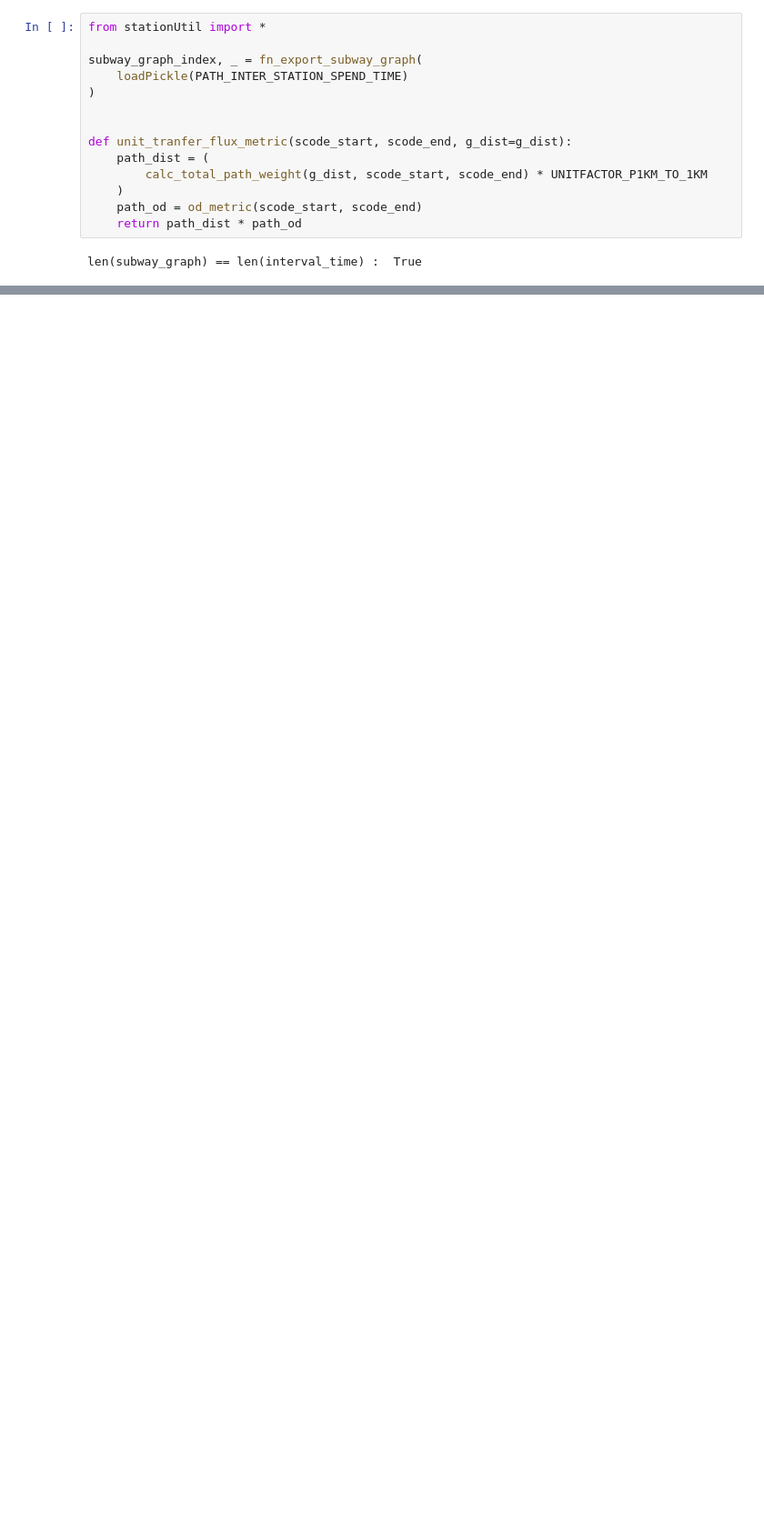
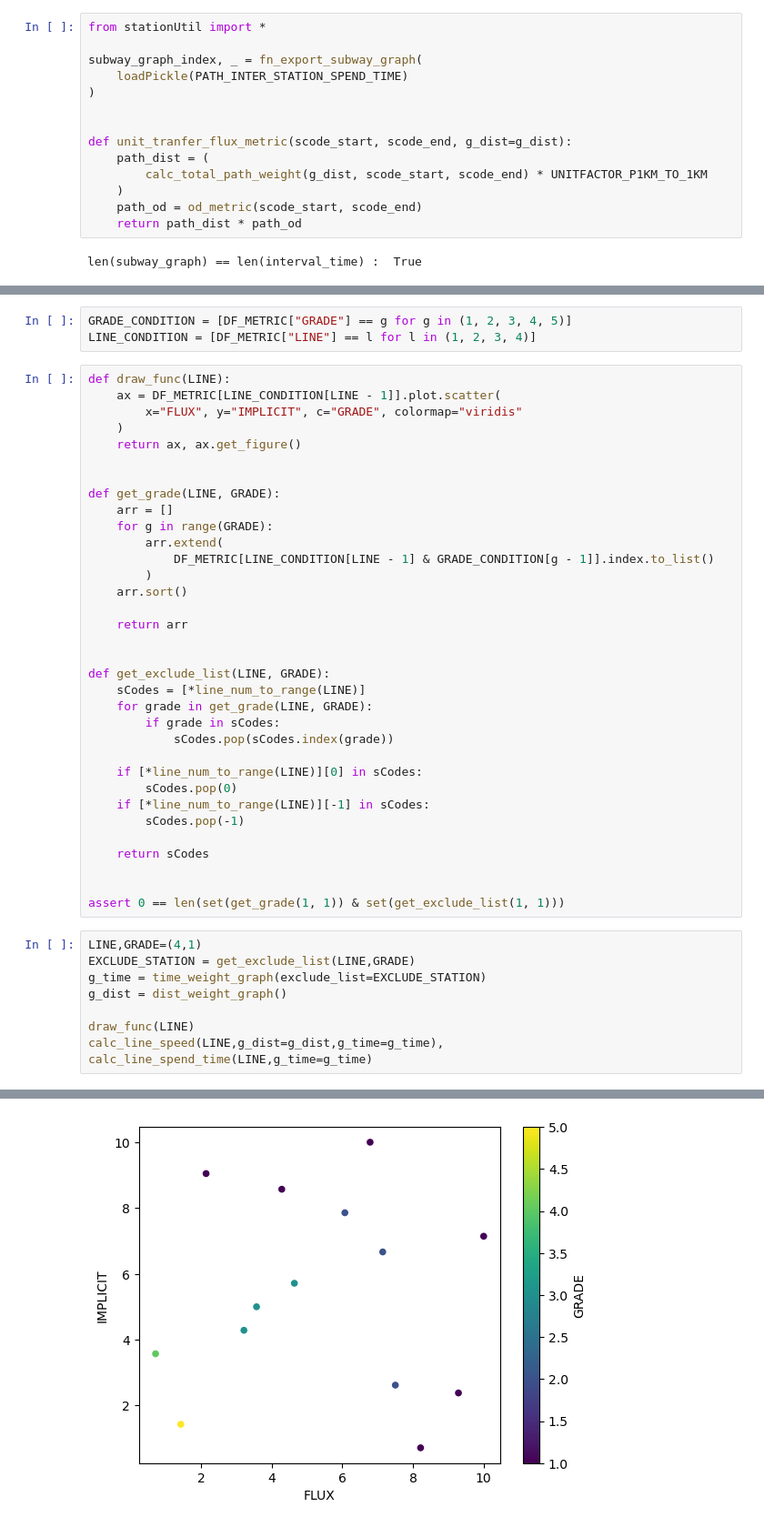
Before and after one commit to TriFullKim/DataAnalysis-ExpressStationSelectionBusan, a Jupyter notebook: trimmingSession/11-transfer-flux.ipynb, the cells around one changed output, grey strips where cells are left out. Shown at 91% size. Drawn from its saved outputs; the diff is of its cells as text; blank space fills up the shorter version.

Commit message:
optimize calc flux,implicit metric

```diff
--- a/trimmingSession/11-transfer-flux.ipynb
+++ b/trimmingSession/11-transfer-flux.ipynb
@@ -238,0 +275,46 @@ print(*TO_GRADE[1:],sep="\n")
+# %%
+GRADE_CONDITION = [DF_METRIC["GRADE"] == g for g in (1, 2, 3, 4, 5)]
+LINE_CONDITION = [DF_METRIC["LINE"] == l for l in (1, 2, 3, 4)]
+# %%
+def draw_func(LINE):
+    ax = DF_METRIC[LINE_CONDITION[LINE - 1]].plot.scatter(
+        x="FLUX", y="IMPLICIT", c="GRADE", colormap="viridis"
+    )
+    return ax, ax.get_figure()
+
+
+def get_grade(LINE, GRADE):
+    arr = []
+    for g in range(GRADE):
+        arr.extend(
+            DF_METRIC[LINE_CONDITION[LINE - 1] & GRADE_CONDITION[g - 1]].index.to_list()
+        )
+    arr.sort()
+
+    return arr
+
+
+def get_exclude_list(LINE, GRADE):
+    sCodes = [*line_num_to_range(LINE)]
+    for grade in get_grade(LINE, GRADE):
+        if grade in sCodes:
+            sCodes.pop(sCodes.index(grade))
+
+    if [*line_num_to_range(LINE)][0] in sCodes:
+        sCodes.pop(0)
+    if [*line_num_to_range(LINE)][-1] in sCodes:
+        sCodes.pop(-1)
+
+    return sCodes
+
+
+assert 0 == len(set(get_grade(1, 1)) & set(get_exclude_list(1, 1)))
+# %%
+LINE,GRADE=(4,1)
+EXCLUDE_STATION = get_exclude_list(LINE,GRADE)
+g_time = time_weight_graph(exclude_list=EXCLUDE_STATION)
+g_dist = dist_weight_graph()
+
+draw_func(LINE)
+calc_line_speed(LINE,g_dist=g_dist,g_time=g_time), calc_line_spend_time(LINE,g_time=g_time)
+# %% [output]
@@ -238,0 +322 @@ print(*TO_GRADE[1:],sep="\n")
+[figure, added]
```
Also changed, not shown: parts of 23 cells of this notebook, 2 other files.
